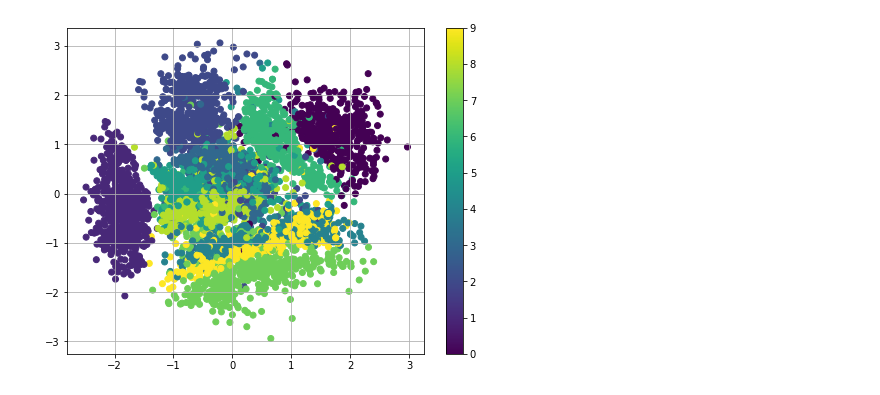
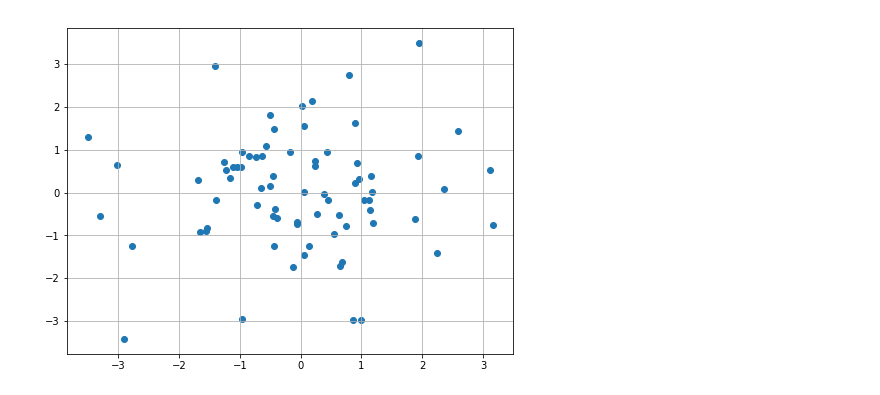
Before and after one commit to juyingnan/PompeiiVision, a Jupyter notebook: AutoEncoderTest.ipynb, the cells around one changed output. Saved outputs shown, nothing was run; the diff lists cells and outputs as text; code cells hidden in the pictures.

```diff
--- a/AutoEncoderTest.ipynb
+++ b/AutoEncoderTest.ipynb
@@ -11,7 +11,9 @@ tf.set_random_seed(0)
 # Load MNIST data in a format suited for tensorflow.
 # The script input_data is available under this URL:
 # https://raw.githubusercontent.com/tensorflow/tensorflow/master/tensorflow/examples/tutorials/mnist/input_data.py
-import input_data
-mnist = input_data.read_data_sets('MNIST_data', one_hot=True)
-n_samples = mnist.train.num_examples
+import input_custom_data
+train_data_path = r'C:\Users\bunny\Desktop\km/'
+train_data = input_custom_data.read_data_sets(train_data_path, validation_percent=0)
+n_samples = train_data.train.num_examples
+n_samples
 # %% [output]
@@ -52,7 +40,7 @@ class VariationalAutoencoder(object):
     See "Auto-Encoding Variational Bayes" by Kingma and Welling for more details.
     """
     def __init__(self, network_architecture, transfer_fct=tf.nn.softplus,
-                 learning_rate=0.001, batch_size=100):
+                 learning_rate=0.001, batch_size=5):
         self.network_architecture = network_architecture
         self.transfer_fct = transfer_fct
         self.learning_rate = learning_rate
@@ -215,7 +203,7 @@ class VariationalAutoencoder(object):
                              feed_dict={self.x: X})
 # %%
 def train(network_architecture, learning_rate=0.001,
-          batch_size=100, training_epochs=10, display_step=5):
+          batch_size=5, training_epochs=10, display_step=500):
     vae = VariationalAutoencoder(network_architecture,
                                  learning_rate=learning_rate,
                                  batch_size=batch_size)
@@ -225,7 +213,7 @@ def train(network_architecture, learning_rate=0.001,
         total_batch = int(n_samples / batch_size)
         # Loop over all batches
         for i in range(total_batch):
-            batch_xs, _ = mnist.train.next_batch(batch_size)
+            batch_xs = train_data.train.next_batch(batch_size)
 
             # Fit training using batch data
             cost = vae.partial_fit(batch_xs)
@@ -290,5 +271,5 @@ network_architecture = \
          n_input=784, # MNIST data input (img shape: 28*28)
          n_z=2)  # dimensionality of latent space
 
-vae_2d = train(network_architecture, training_epochs=75)
+vae_2d = train(network_architecture, training_epochs=500)
 # %% [output]
@@ -310,12 +277,12 @@ Epoch: 0071 cost= 138.489896129
 # %%
-x_sample, y_sample = mnist.test.next_batch(5000)
+x_sample = train_data.test.next_batch(75)
 z_mu = vae_2d.transform(x_sample)
 plt.figure(figsize=(8, 6))
-plt.scatter(z_mu[:, 0], z_mu[:, 1], c=np.argmax(y_sample, 1))
-plt.colorbar()
+plt.scatter(z_mu[:, 0], z_mu[:, 1])#, c=np.argmax([0.5], 1))
+#plt.colorbar()
 plt.grid()
 # %% [output]
-[figure, old version]
+[figure, new version]
 # %%
 nx = ny = 20
 x_values = np.linspace(-3, 3, nx)
```
Also changed, not shown: parts of 5 cells of this notebook, 3 other files.
